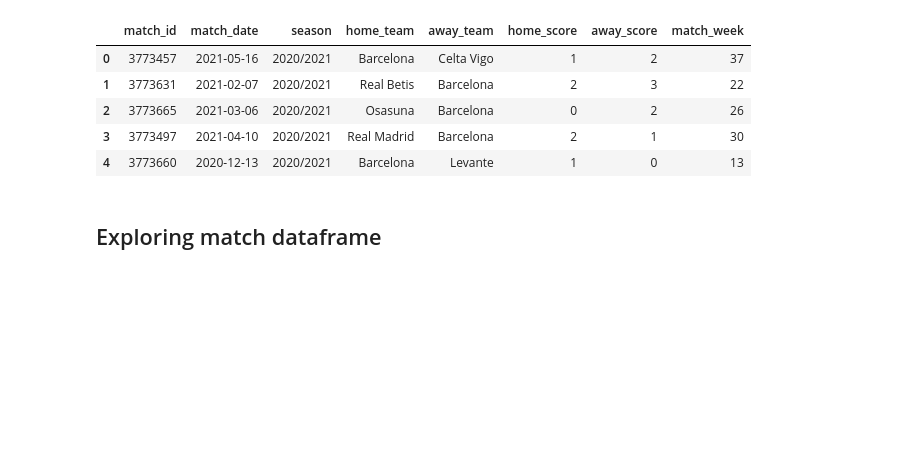
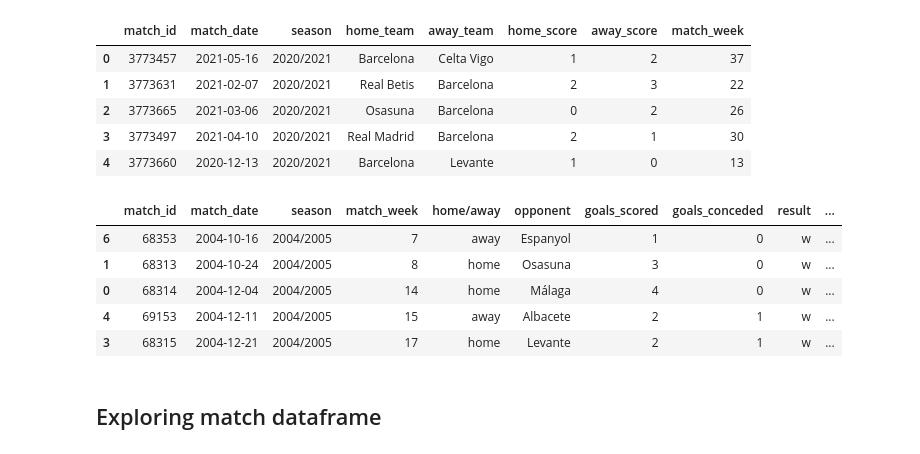
Before and after one commit to MichailPerdikopoulos/Barcelona-Shots---Football-Analytics, a Jupyter notebook: data_collection_messi.ipynb, the cells around one changed output. Drawn from its saved outputs; the diff is of its cells as text; code cells hidden in the pictures; blank space fills up the shorter version.

```diff
--- a/data_collection_messi.ipynb
+++ b/data_collection_messi.ipynb
@@ -133,34 +133,44 @@ def transform_match_dataframe(our_team_name, matches_df):
     matches_df['goals_conceded'] = np.where(matches_df['home_team'] == our_team_name, matches_df['away_score'], matches_df['home_score'])
 
     result_conditions = [
     (matches_df['goals_scored'] > matches_df['goals_conceded']),
     (matches_df['goals_scored'] == matches_df['goals_conceded']),
     (matches_df['goals_scored'] < matches_df['goals_conceded'])
 ]
 
     result_values = ['w', 'd', 'l']
 
     matches_df['result'] = np.select(result_conditions, result_values)
 
+    matches_df['description'] = matches_df['home_team'] + ' - ' + matches_df['away_team'] + ' : ' + matches_df['home_score'].astype(str) + ' - ' \
+                                + matches_df['away_score'].astype(str) + ' (' + matches_df['match_date'] + ')'
+
     matches_df = matches_df.drop(['home_team', 'away_team', 'home_score', 'away_score'], axis=1)
 
     matches_df = matches_df.sort_values(by=['match_date'])
 
     # Datatypes of each column
     matches_df.match_id = matches_df.match_id.astype('int64')
     matches_df.match_date = matches_df.match_date.astype('datetime64')
     matches_df.season = matches_df.season.astype('category')
     matches_df.match_week = matches_df.match_week.astype('int32')
     matches_df.goals_scored = matches_df.goals_scored.astype('int32')
     matches_df.goals_conceded = matches_df.goals_conceded.astype('int32')
     matches_df.result = matches_df.result.astype('category')
 
     return matches_df
 
 matches_df = transform_match_dataframe('Barcelona', matches_complete_df.copy())
 
 # Export matches DataFrame
-matches_df.to_parquet('all_match_in_file.parquet.gzip', compression='gzip')
+matches_df.to_csv('all_match_in_file.parquet.csv', index=False)
+# %% [output]
+|  | match_id | match_date | season | match_week | home/away | opponent | goals_scored | goals_conceded | result | ... |
+| 6 | 68353 | 2004-10-16 | 2004/2005 | 7 | away | Espanyol | 1 | 0 | w | ... |
+| 1 | 68313 | 2004-10-24 | 2004/2005 | 8 | home | Osasuna | 3 | 0 | w | ... |
+| 0 | 68314 | 2004-12-04 | 2004/2005 | 14 | home | Málaga | 4 | 0 | w | ... |
+| 4 | 69153 | 2004-12-11 | 2004/2005 | 15 | away | Albacete | 2 | 1 | w | ... |
+| 3 | 68315 | 2004-12-21 | 2004/2005 | 17 | home | Levante | 2 | 1 | w | ... |
 # %% [markdown]
 ## Exploring match dataframe
 # %%
```
Also changed, not shown: parts of 5 cells of this notebook, 2 other files.
